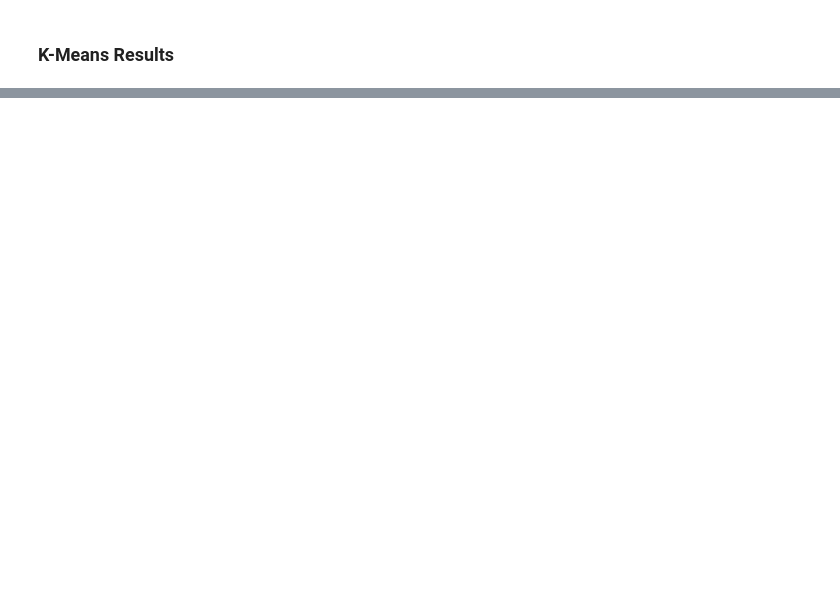
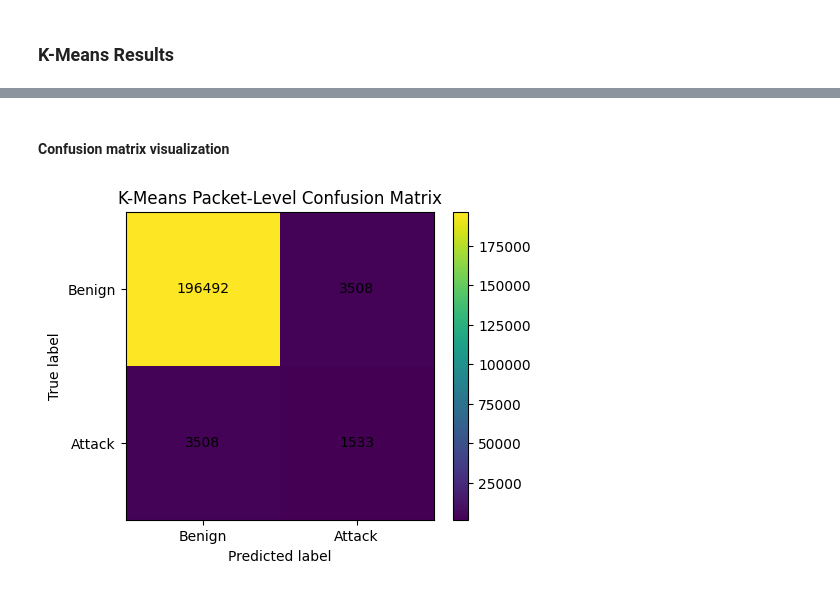
Before and after one commit to yuanmingwang/multi-stage-iot-ids, a Jupyter notebook: notebooks/p2_kmeans.ipynb, the cells around one changed output, grey strips where cells are left out. Drawn from its saved outputs; the diff is of its cells as text; code cells hidden in the pictures; blank space fills up the shorter version.

```diff
--- a/notebooks/p2_kmeans.ipynb
+++ b/notebooks/p2_kmeans.ipynb
@@ -313,0 +338,30 @@ Name: count, dtype: int64
+# %% [markdown]
+#### Confusion matrix visualization
+# %%
+def plot_confusion_matrix(y_true, y_pred, title):
+    cm = confusion_matrix(y_true, y_pred, labels=[0, 1])
+
+    plt.figure(figsize=(5, 4))
+    plt.imshow(cm)
+    plt.title(title)
+    plt.colorbar()
+
+    classes = ["Benign", "Attack"]
+    plt.xticks([0, 1], classes)
+    plt.yticks([0, 1], classes)
+
+    for i in range(2):
+        for j in range(2):
+            plt.text(j, i, cm[i, j], ha="center", va="center")
+
+    plt.xlabel("Predicted label")
+    plt.ylabel("True label")
+    plt.show()
+
+plot_confusion_matrix(
+    y_true,
+    df_result["y_pred"].to_numpy(),
+    "K-Means Packet-Level Confusion Matrix"
+)
+# %% [output]
+[figure, added]
```
Also changed, not shown: parts of 9 cells of this notebook.
